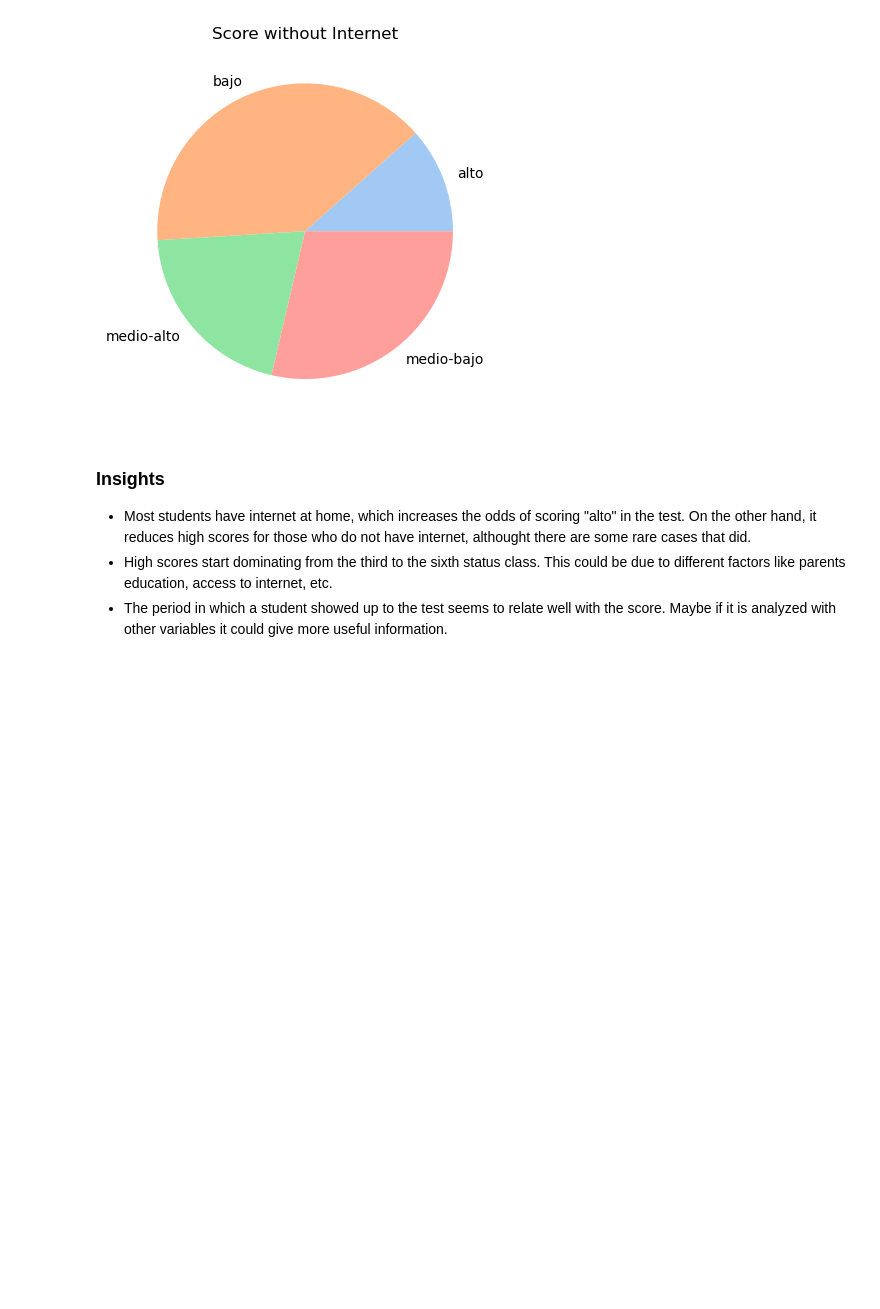
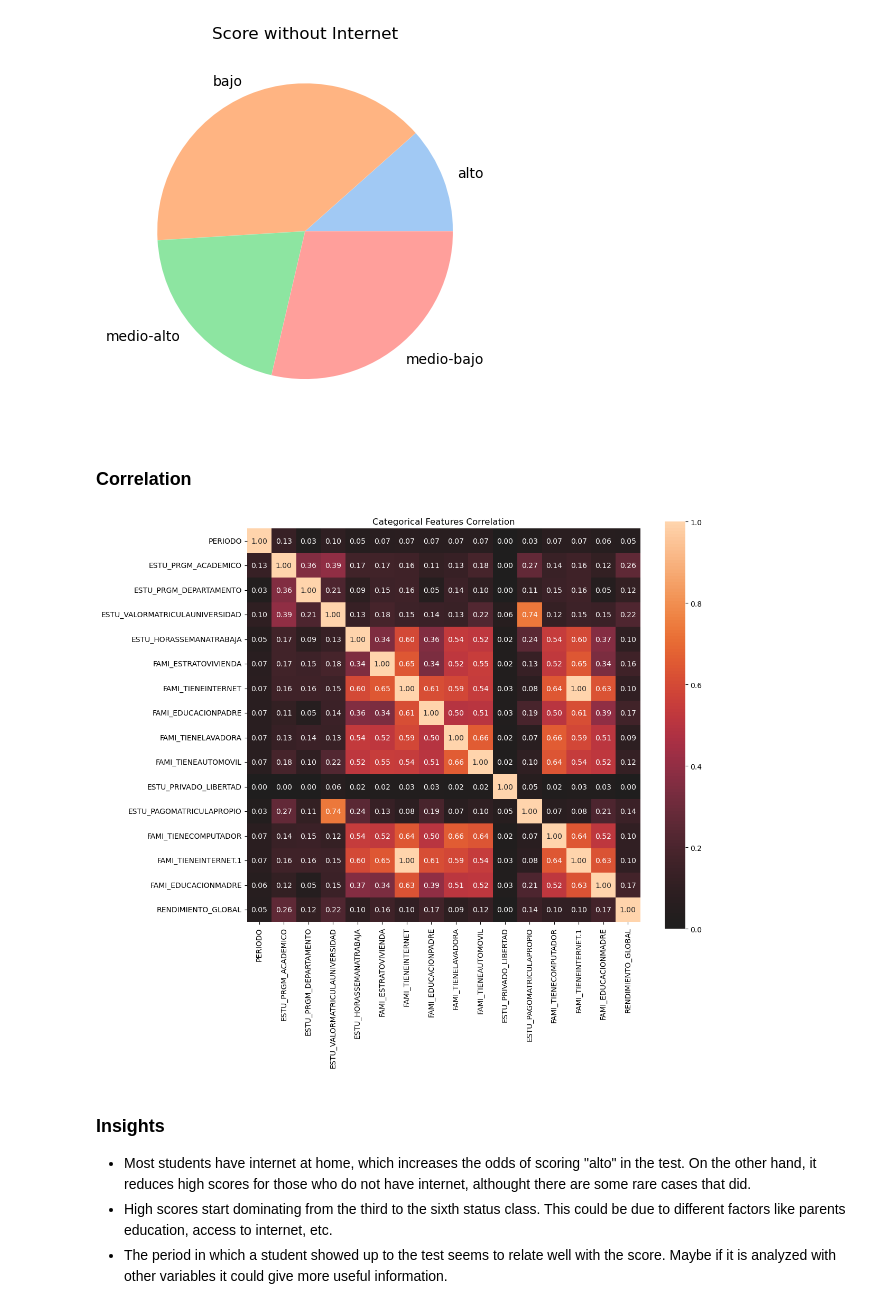
Before and after one commit to itsandregil/saber-pro-prediction, a Jupyter notebook: 01-exploracion.ipynb, the cells around one changed output. Cells and saved outputs as stored; diff of their text form; code cells hidden in the pictures; blank space fills up the shorter version.

Commit message:
Updated preprocessing with categorical correlations

```diff
--- a/01-exploracion.ipynb
+++ b/01-exploracion.ipynb
@@ -326,6 +329,15 @@ internet_score_table.loc["No"].plot(kind="pie", title="Score without Internet",
 plt.show()
 # %% [output]
 [figure]
+# %% [markdown]
+### Correlation
+# %%
+df_cat = df_analysis.select_dtypes('object')
+
+associations(df_cat, title='Categorical Features Correlation', figsize=(12, 10))
+plt.show()
+# %% [output]
+[figure, added]
 # %% [markdown]
 ### Insights
 - Most students have internet at home, which increases the odds of scoring "alto" in the test. On the other hand, it reduces high scores for those who do not have internet, althought there are some rare cases that did.
```
Also changed, not shown: parts of 2 cells of this notebook, 1 other file.
